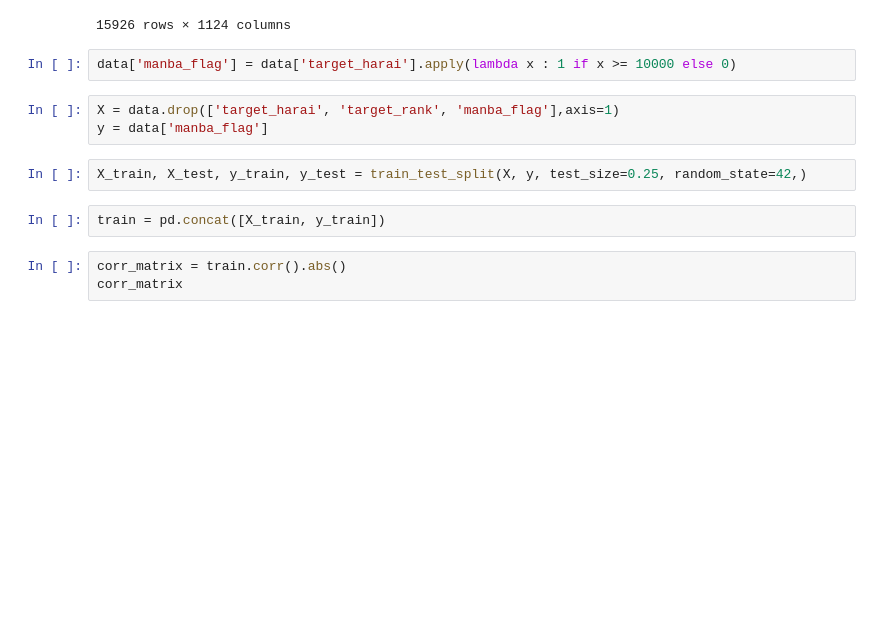
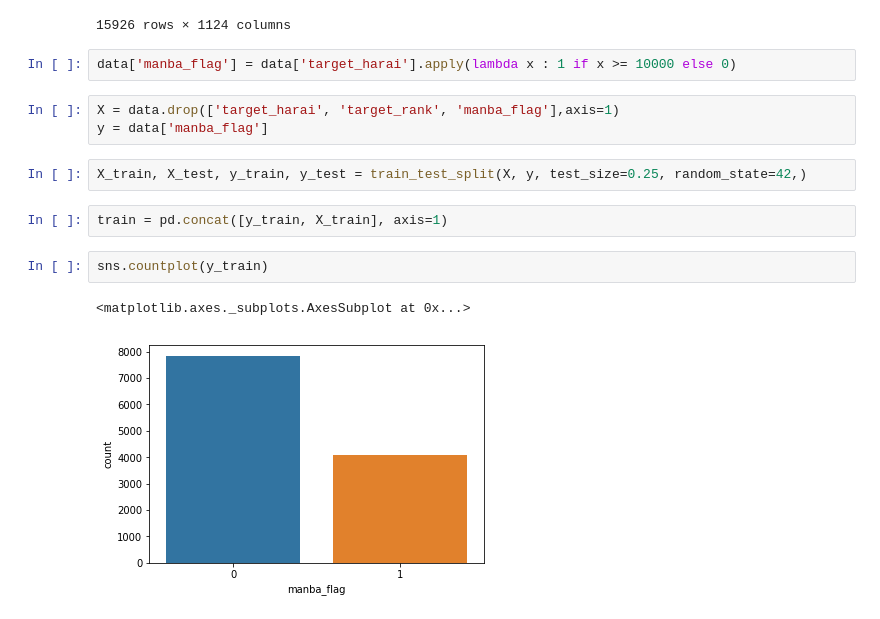
Before and after one commit to HirokiNarita/keiba_prediction, a Jupyter notebook: manba_model.ipynb, the cells around one changed output. Saved outputs shown, nothing was run; the diff lists cells and outputs as text; blank space fills up the shorter version.

```diff
--- a/manba_model.ipynb
+++ b/manba_model.ipynb
@@ -52,7 +68,9 @@ y = data['manba_flag']
 # %%
 X_train, X_test, y_train, y_test = train_test_split(X, y, test_size=0.25, random_state=42,)
 # %%
-train = pd.concat([X_train, y_train])
+train = pd.concat([y_train, X_train], axis=1)
-# %%
-corr_matrix = train.corr().abs()
-corr_matrix
+# %%
+sns.countplot(y_train)
+# %% [output]
+<matplotlib.axes._subplots.AxesSubplot at 0x...>
+[figure, added]
```
Also changed, not shown: parts of 16 cells of this notebook, 7 other files.
